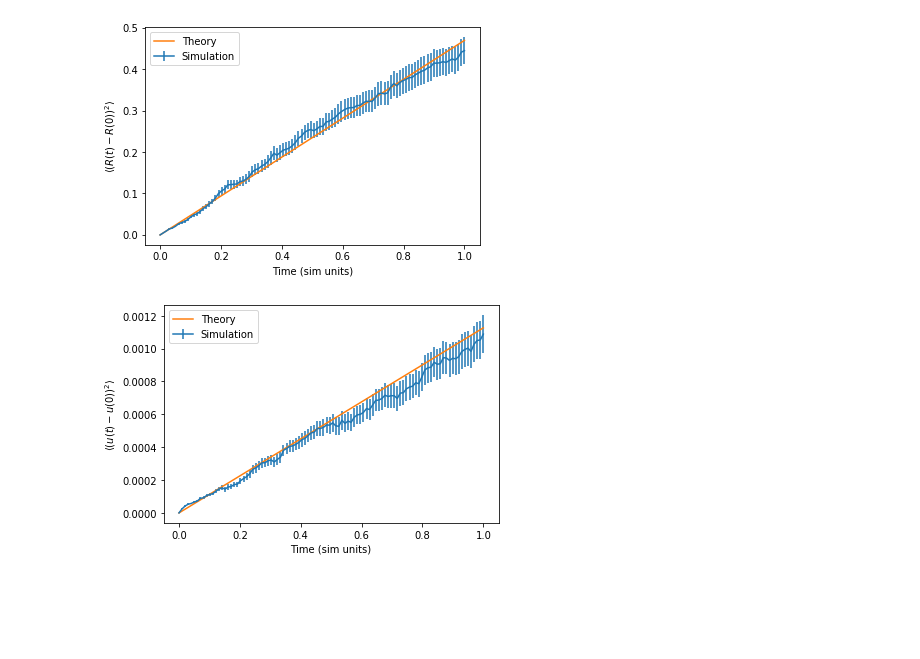
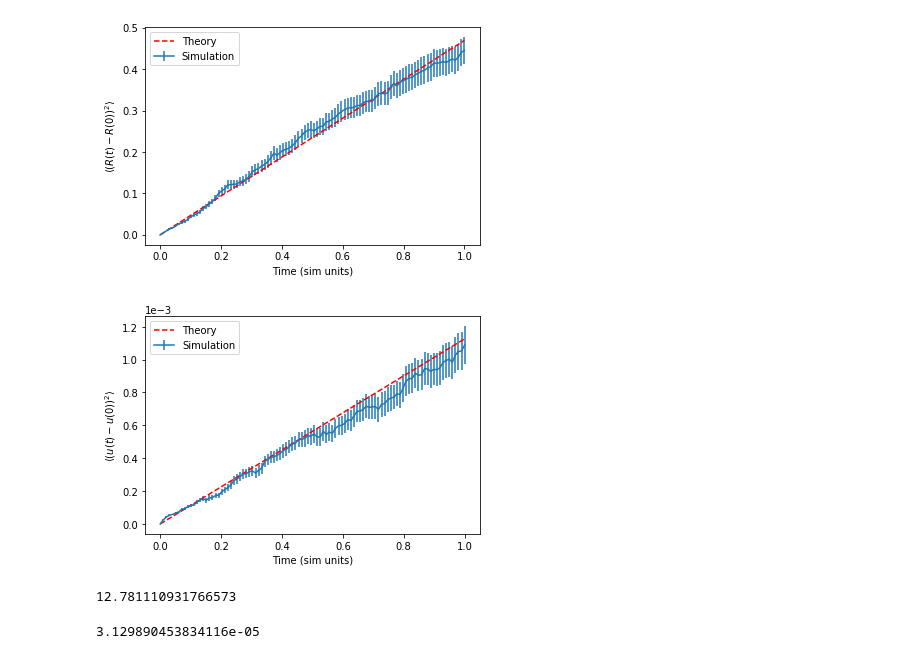
Before and after one commit to jeffmm/simcore, a Jupyter notebook: notebooks/diffusion_from_posits.ipynb, the cells around one changed output. Cells and saved outputs as stored; diff of their text form; code cells hidden in the pictures; blank space fills up the shorter version.

```diff
--- a/notebooks/diffusion_from_posits.ipynb
+++ b/notebooks/diffusion_from_posits.ipynb
@@ -90,20 +90,31 @@ vcf_theory = lambda t: 2*(1 - np.exp(-2*Drot*t))
 # %%
 plt.figure()
 plt.errorbar(t, msd, yerr=msd_err, label="Simulation")
-plt.plot(t, msd_theory(t), label="Theory")
+plt.plot(t, msd_theory(t), 'r--', label="Theory")
 plt.legend()
 plt.xlabel("Time (sim units)")
 plt.ylabel(r"$\langle (R(t) - R(0))^2 \rangle$")
+plt.savefig("msd_l050_lp50k_n100.png", dpi=300)
 plt.show()
 # %% [output]
-[figure, old version]
+[figure, new version]
 # %%
 plt.figure()
 plt.errorbar(t, vcf, yerr=vcf_err, label="Simulation")
-plt.plot(t, vcf_theory(t), label="Theory")
+plt.plot(t, vcf_theory(t), 'r--', label="Theory")
 plt.legend()
 plt.xlabel("Time (sim units)")
 plt.ylabel(r"$\langle (u(t) - u(0))^2 \rangle$")
+plt.ticklabel_format(style='sci', axis='y', scilimits=(0,0))
+plt.savefig("vcf_l050_lp50k_n100.png", dpi=300)
 plt.show()
 # %% [output]
-[figure, old version]
+[figure, new version]
+# %%
+1/(np.log(50)/50)
+# %% [output]
+12.781110931766573
+# %%
+1/(50**2 * 12.78)
+# %% [output]
+3.129890453834116e-05
```
